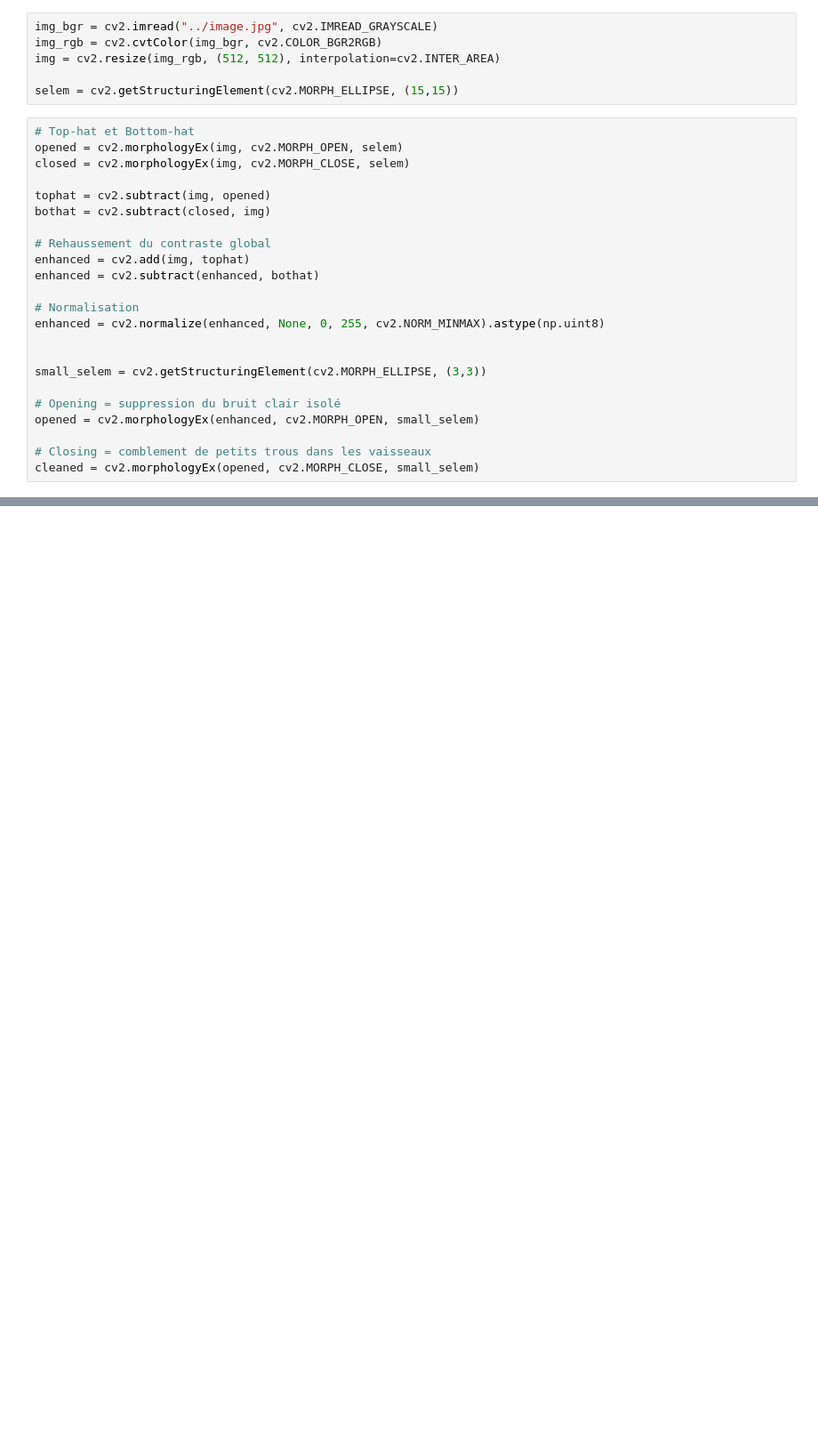
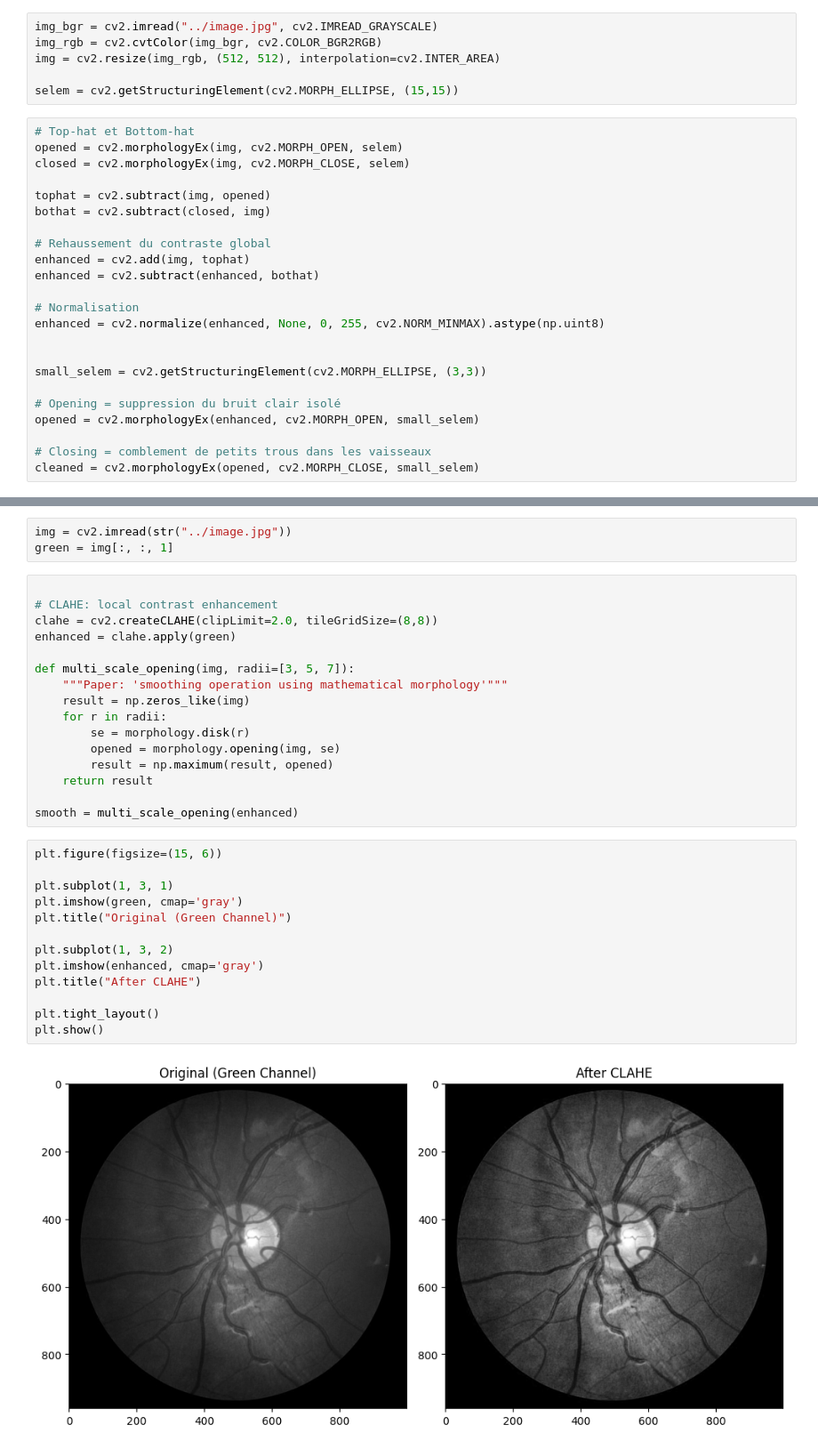
Before and after one commit to AbderrahmenJdidi/Retinal-Blood-Vessel-Segmentation-for-Diabetic-Retinopathy-detection, a Jupyter notebook: research/preprocessing-2.ipynb, the cells around one changed output, grey strips where cells are left out. Shown at 89% size. Drawn from its saved outputs; the diff is of its cells as text; blank space fills up the shorter version.

```diff
--- a/research/preprocessing-2.ipynb
+++ b/research/preprocessing-2.ipynb
@@ -39,0 +52,34 @@ plt.show()
+# %%
+img = cv2.imread(str("../image.jpg"))
+green = img[:, :, 1]
+# %%
+
+# CLAHE: local contrast enhancement
+clahe = cv2.createCLAHE(clipLimit=2.0, tileGridSize=(8,8))
+enhanced = clahe.apply(green)
+
+def multi_scale_opening(img, radii=[3, 5, 7]):
+    """Paper: 'smoothing operation using mathematical morphology'"""
+    result = np.zeros_like(img)
+    for r in radii:
+        se = morphology.disk(r)
+        opened = morphology.opening(img, se)
+        result = np.maximum(result, opened)
+    return result
+
+smooth = multi_scale_opening(enhanced)
+# %%
+plt.figure(figsize=(15, 6))
+
+plt.subplot(1, 3, 1)
+plt.imshow(green, cmap='gray')
+plt.title("Original (Green Channel)")
+
+plt.subplot(1, 3, 2)
+plt.imshow(enhanced, cmap='gray')
+plt.title("After CLAHE")
+
+plt.tight_layout()
+plt.show()
+# %% [output]
+[figure, added]
```
Also changed, not shown: parts of 8 cells of this notebook, 1 other file.
